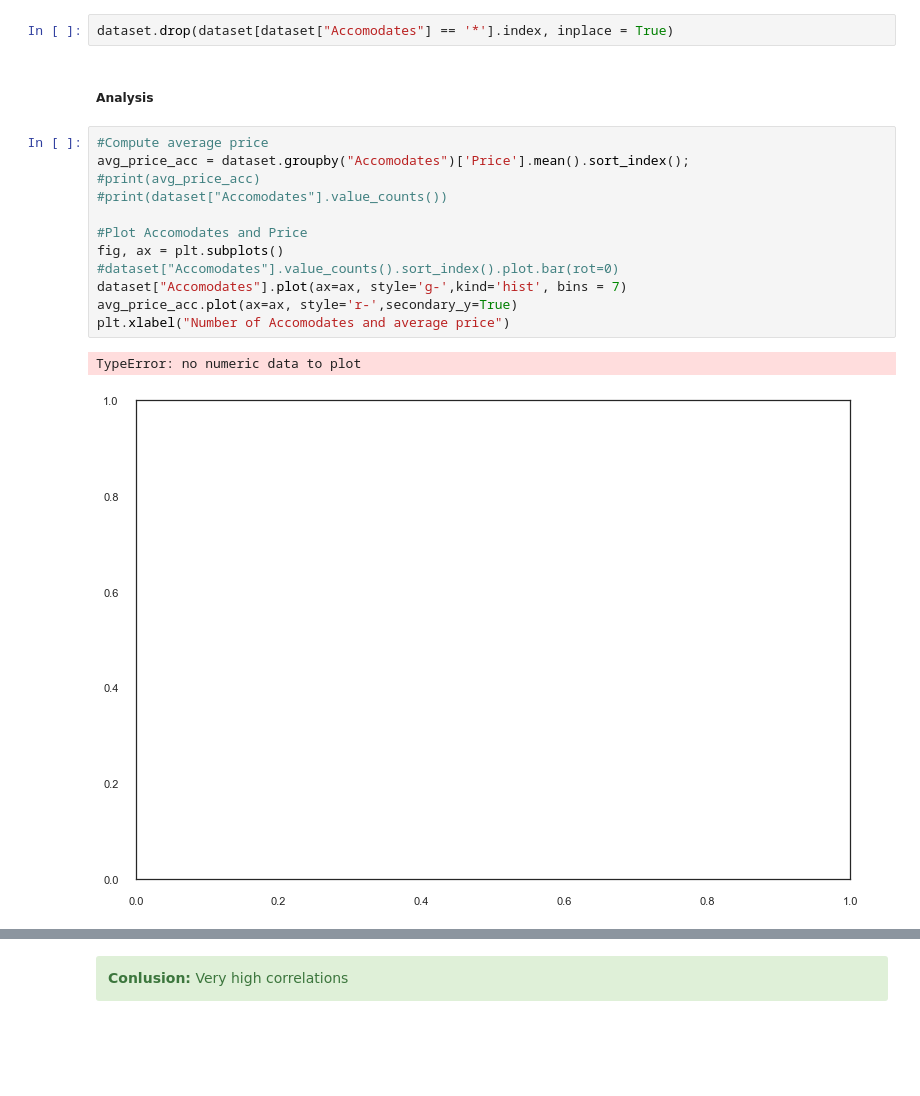
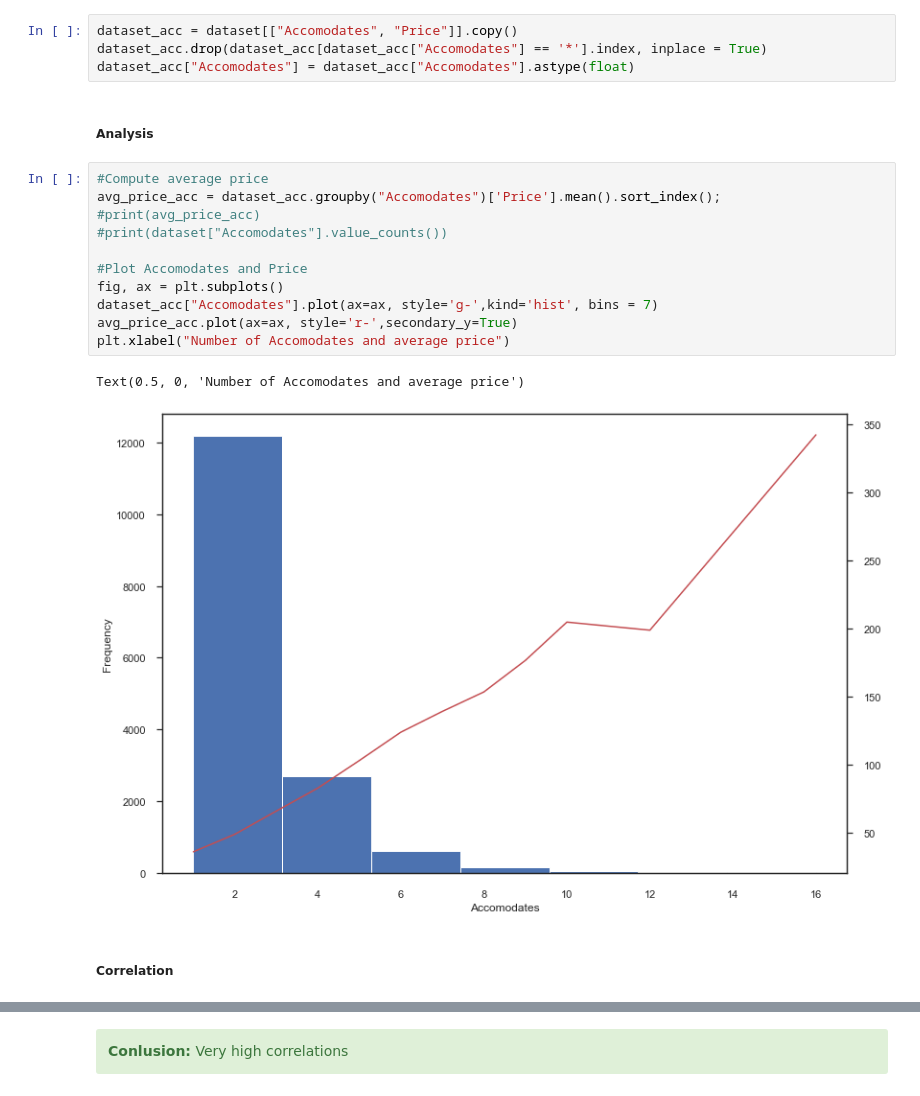
Before and after one commit to flaviendeseure/Airbnb_berlin_price_prediction, a Jupyter notebook: Projet - Airbnb Berlin Price Prediction.ipynb, the cells around one changed output, grey strips where cells are left out. Saved outputs shown, nothing was run; the diff lists cells and outputs as text; blank space fills up the shorter version.

```diff
--- a/Projet - Airbnb Berlin Price Prediction.ipynb
+++ b/Projet - Airbnb Berlin Price Prediction.ipynb
@@ -1112,19 +1109,22 @@ Très peu de valeurs manquantes, on peut les drop.
-# %%
-dataset.drop(dataset[dataset["Accomodates"] == '*'].index, inplace = True)
+# %%
+dataset_acc = dataset[["Accomodates", "Price"]].copy()
+dataset_acc.drop(dataset_acc[dataset_acc["Accomodates"] == '*'].index, inplace = True)
+dataset_acc["Accomodates"] = dataset_acc["Accomodates"].astype(float)
 # %% [markdown]
 ##### Analysis
 # %%
 #Compute average price
-avg_price_acc = dataset.groupby("Accomodates")['Price'].mean().sort_index();
+avg_price_acc = dataset_acc.groupby("Accomodates")['Price'].mean().sort_index();
 #print(avg_price_acc)
 #print(dataset["Accomodates"].value_counts())
 
 #Plot Accomodates and Price
 fig, ax = plt.subplots()
-#dataset["Accomodates"].value_counts().sort_index().plot.bar(rot=0)
-dataset["Accomodates"].plot(ax=ax, style='g-',kind='hist', bins = 7)
+dataset_acc["Accomodates"].plot(ax=ax, style='g-',kind='hist', bins = 7)
 avg_price_acc.plot(ax=ax, style='r-',secondary_y=True)
 plt.xlabel("Number of Accomodates and average price")
 # %% [output]
-TypeError: no numeric data to plot
+Text(0.5, 0, 'Number of Accomodates and average price')
-[figure, old version]
+[figure, new version]
+# %% [markdown]
+##### Correlation
```
Also changed, not shown: parts of 42 cells of this notebook.
